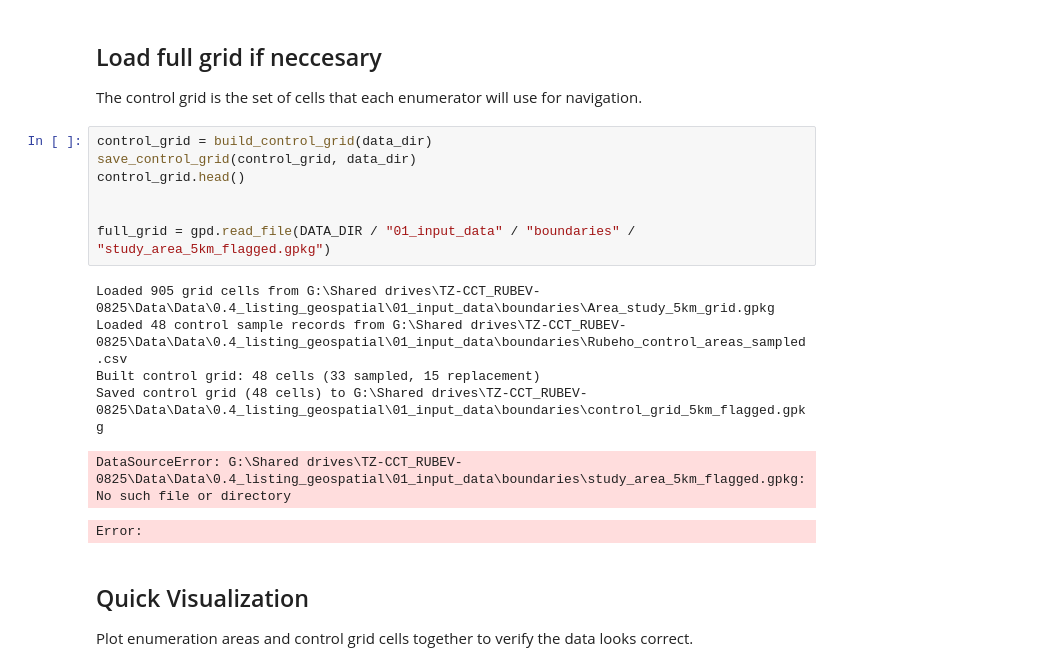
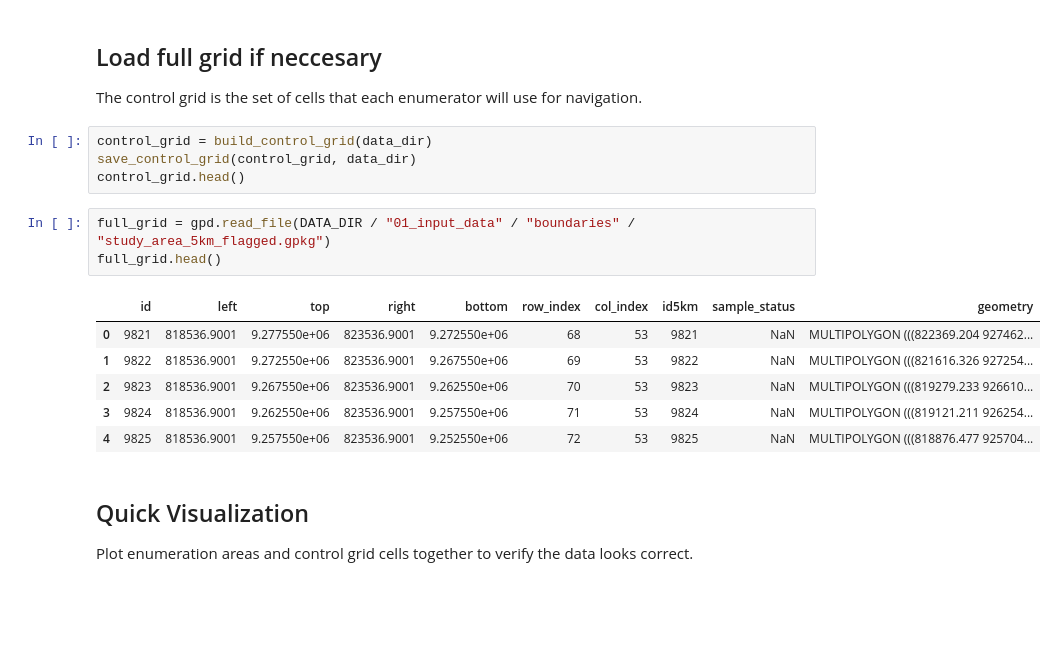
Before and after one commit to riklinssen/listing_geospatial_cct, a Jupyter notebook: notebooks/01_explore_data.ipynb, the cells around one changed output. Cells and saved outputs as stored; diff of their text form; blank space fills up the shorter version.

Commit message:
cleaning up notebook for data exploration

```diff
--- a/notebooks/01_explore_data.ipynb
+++ b/notebooks/01_explore_data.ipynb
@@ -232,16 +233,16 @@ The control grid is the set of cells that each enumerator will use for navigatio
 control_grid = build_control_grid(data_dir)
 save_control_grid(control_grid, data_dir)
 control_grid.head()
-
-
-full_grid = gpd.read_file(DATA_DIR / "01_input_data" / "boundaries" / "study_area_5km_flagged.gpkg")
-# %% [output]
-Loaded 905 grid cells from G:\Shared drives\TZ-CCT_RUBEV-0825\Data\Data\0.4_listing_geospatial\01_input_data\boundaries\Area_study_5km_grid.gpkg
-Loaded 48 control sample records from G:\Shared drives\TZ-CCT_RUBEV-0825\Data\Data\0.4_listing_geospatial\01_input_data\boundaries\Rubeho_control_areas_sampled.csv
-Built control grid: 48 cells (33 sampled, 15 replacement)
-Saved control grid (48 cells) to G:\Shared drives\TZ-CCT_RUBEV-0825\Data\Data\0.4_listing_geospatial\01_input_data\boundaries\control_grid_5km_flagged.gpkg
-DataSourceError: G:\Shared drives\TZ-CCT_RUBEV-0825\Data\Data\0.4_listing_geospatial\01_input_data\boundaries\study_area_5km_flagged.gpkg: No such file or directory
-Error:
+# %%
+full_grid = gpd.read_file(DATA_DIR / "01_input_data" / "boundaries" / "study_area_5km_flagged.gpkg")
+full_grid.head()
+# %% [output]
+|  | id | left | top | right | bottom | row_index | col_index | id5km | sample_status | geometry |
+| 0 | 9821 | 818536.9001 | 9.277550e+06 | 823536.9001 | 9.272550e+06 | 68 | 53 | 9821 | NaN | MULTIPOLYGON (((822369.204 927462... |
+| 1 | 9822 | 818536.9001 | 9.272550e+06 | 823536.9001 | 9.267550e+06 | 69 | 53 | 9822 | NaN | MULTIPOLYGON (((821616.326 927254... |
+| 2 | 9823 | 818536.9001 | 9.267550e+06 | 823536.9001 | 9.262550e+06 | 70 | 53 | 9823 | NaN | MULTIPOLYGON (((819279.233 926610... |
+| 3 | 9824 | 818536.9001 | 9.262550e+06 | 823536.9001 | 9.257550e+06 | 71 | 53 | 9824 | NaN | MULTIPOLYGON (((819121.211 926254... |
+| 4 | 9825 | 818536.9001 | 9.257550e+06 | 823536.9001 | 9.252550e+06 | 72 | 53 | 9825 | NaN | MULTIPOLYGON (((818876.477 925704... |
 # %% [markdown]
 ## Quick Visualization
 
```
Also changed, not shown: parts of 4 cells of this notebook.
